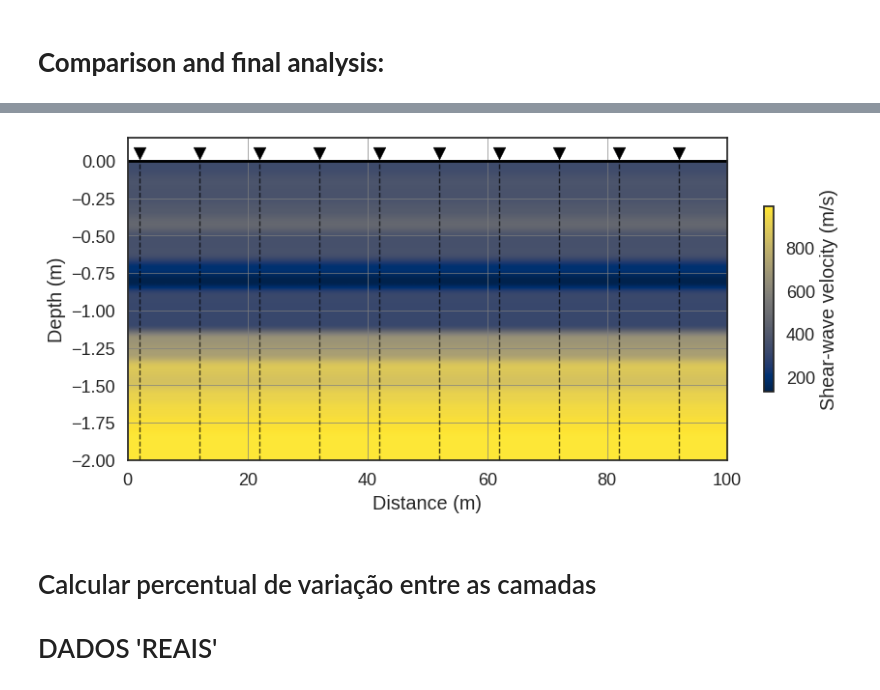
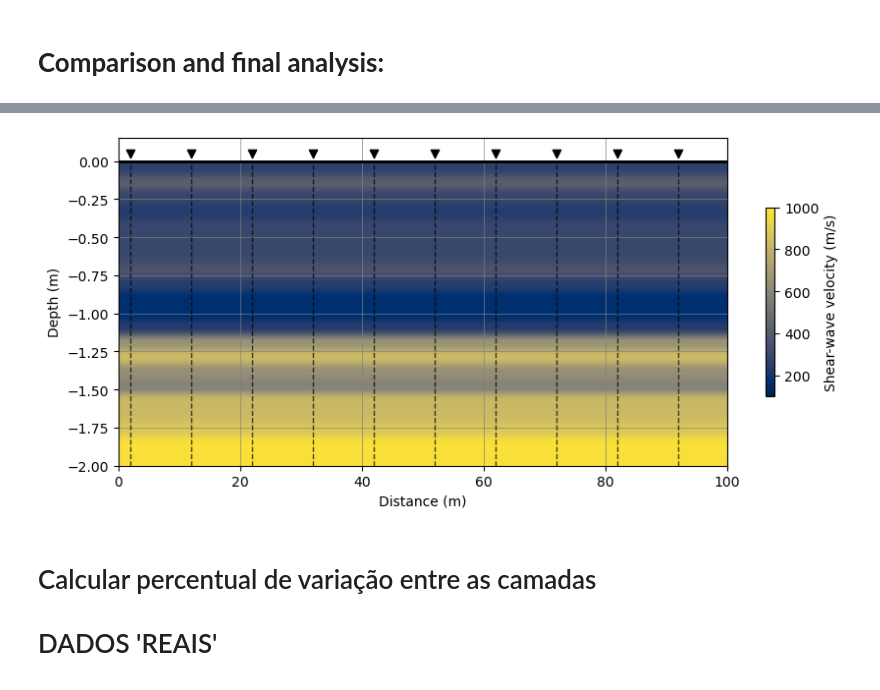
Before and after one commit to dIOGOLOC/Agriculture_inversion, a Jupyter notebook: inversion_evolutionary_algorithm.ipynb, the cells around one changed output, grey strips where cells are left out. Cells and saved outputs as stored; diff of their text form; code cells hidden in the pictures.

```diff
--- a/inversion_evolutionary_algorithm.ipynb
+++ b/inversion_evolutionary_algorithm.ipynb
@@ -478,7 +464,7 @@ This function configures the DEAP framework for a genetic algorithm, defining th
 8. **Selection Strategy**:
    A tournament selection method is used (`select`), where three individuals are randomly selected, and the one with the best fitness is chosen for reproduction.
 # %%
-def configure_deap(estimated_disp,lower_thick,upper_thick,lower_vs,upper_vs):
+def configure_deap(estimated_disp,lower_thick,upper_thick,lower_vs,upper_vs,max_total):
 
     # Fitness and Individual Creation:
     if not hasattr(creator, "FitnessMin"):
@@ -494,7 +480,7 @@ def configure_deap(estimated_disp,lower_thick,upper_thick,lower_vs,upper_vs):
     toolbox.register("map", pool.map)
 
     # Attribute Generator:
-    toolbox.register("model", uniform, lower_thick, upper_thick, lower_vs, upper_vs)
+    toolbox.register("model", uniform, lower_thick, upper_thick,max_total,lower_vs, upper_vs)
 
     # Individual and Population Initialization:
     toolbox.register("individual", tools.initIterate, creator.Individual, toolbox.model)
@@ -652,15 +602,15 @@ df_inversion
 # %%
 grid_lst = []
 for dativ in df_inversion.iterrows():
-    if np.mean(dativ[1]['misfit'],axis=0).min() <= 0.014:
+    depth_result_lst = []
+    velocity_result_lst = []
+    receptor_result_lst = []
 
-        depth_result_lst = []
-        velocity_result_lst = []
-        receptor_result_lst = []
+    depth_interval = -0.05
 
-        depth_interval = -0.05
+    for idx in range(len(dativ[1]['misfit'])):
 
-        for idx in range(len(dativ[1])):
+        if np.min(dativ[1]['misfit'][idx]) <=10:
 
             thickness_inv = dativ[1]['thick'][idx]
             vels_inv = dativ[1]['Vs'][idx]
@@ -697,39 +647,40 @@ for dativ in df_inversion.iterrows():
     # Now we can set up a gridder for the decimated data
     grd = vd.KNeighbors().fit(coordinates, velocitys)
 
+
     # The 'grid' method can still make a geographic grid if we pass in a projection
     # function that converts lon, lat into the easting, northing coordinates that
     # we used in 'fit'. This can be any function that takes lon, lat and returns x,
     # y. In our case, it'll be the 'projection' variable that we created above.
     # We'll also set the names of the grid dimensions and the name the data
     # variable in our grid (the default would be 'scalars', which isn't very
     # informative).
     grid = grd.grid(region=region,spacing=spacing,dims=["depth","receptor"],data_names="velocity")
 
     grid_lst.append(grid)
 
 # Concatenar ao longo de uma nova dimensão e calcular a média
 mean_grid = xr.concat(grid_lst, dim="new_dim").mean(dim="new_dim")
 
 
 # plotting
 fig,ax = plt.subplots(1, 1, figsize=(10, 5))
 
-im = plt.imshow(mean_grid.velocity.data, cmap='cividis',extent=[0, 100, -2.0, 0],vmin=mean_grid.velocity.data.min(),vmax=mean_grid.velocity.data.max(),aspect=25,origin='lower')
+im = plt.imshow(mean_grid.velocity.data, cmap='cividis',extent=[0, 100, -2.0, 0],vmin=100,vmax=1000,aspect=25,origin='lower')
 
 for ix in lst_receptor:
     ax.vlines(x=ix,ymin=-2.0,ymax=0,colors='k',lw=1.0,ls='--',alpha=0.7)
     ax.scatter(x=ix,y=0.05,color='k',marker='v')
 
 ax.hlines(y=0,xmin=0,xmax=100,colors='k',lw=2,ls='-',alpha=1)
 ax.set_xlabel('Distance (m)')
 ax.grid(which='major', color='gray', linestyle='-', linewidth=0.5)
 ax.grid(which='minor', color='gray', linestyle=':', linewidth=0.5, alpha=0.5)
 ax.set_ylabel('Depth (m)')
 plt.colorbar(im, ax=ax,fraction=0.15, shrink=0.5,label='Shear-wave velocity (m/s)')
 fig.savefig(figures_path+'inversion_slice_and_receptors.png')
 # %% [output]
-[figure, old version]
+[figure, new version]
 # %% [markdown]
 # Calcular percentual de variação entre as camadas
 # DADOS 'REAIS'
```
Also changed, not shown: parts of 11 cells of this notebook, 8 other files.
